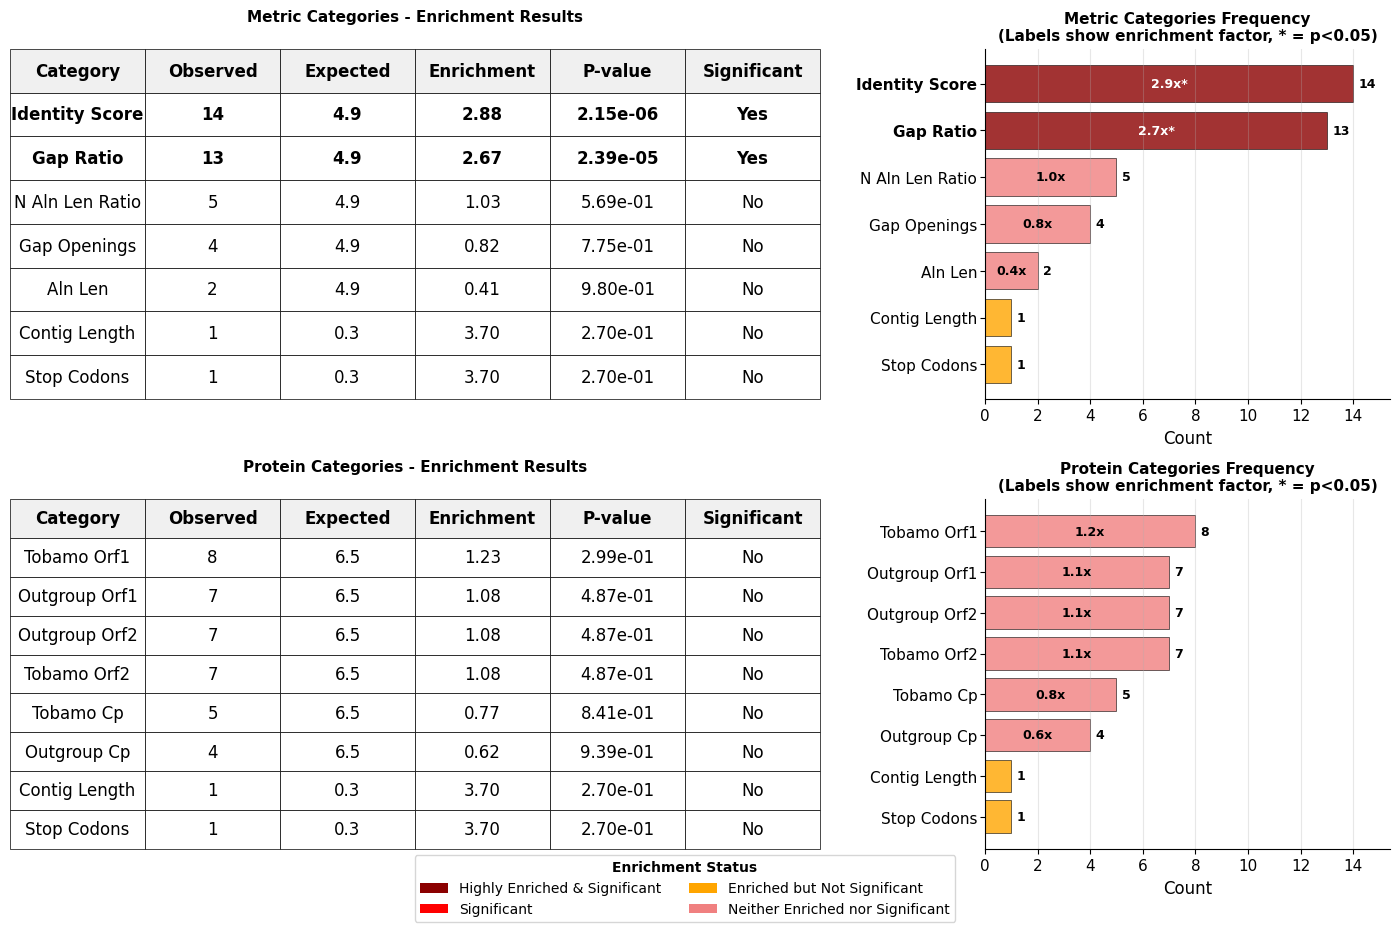
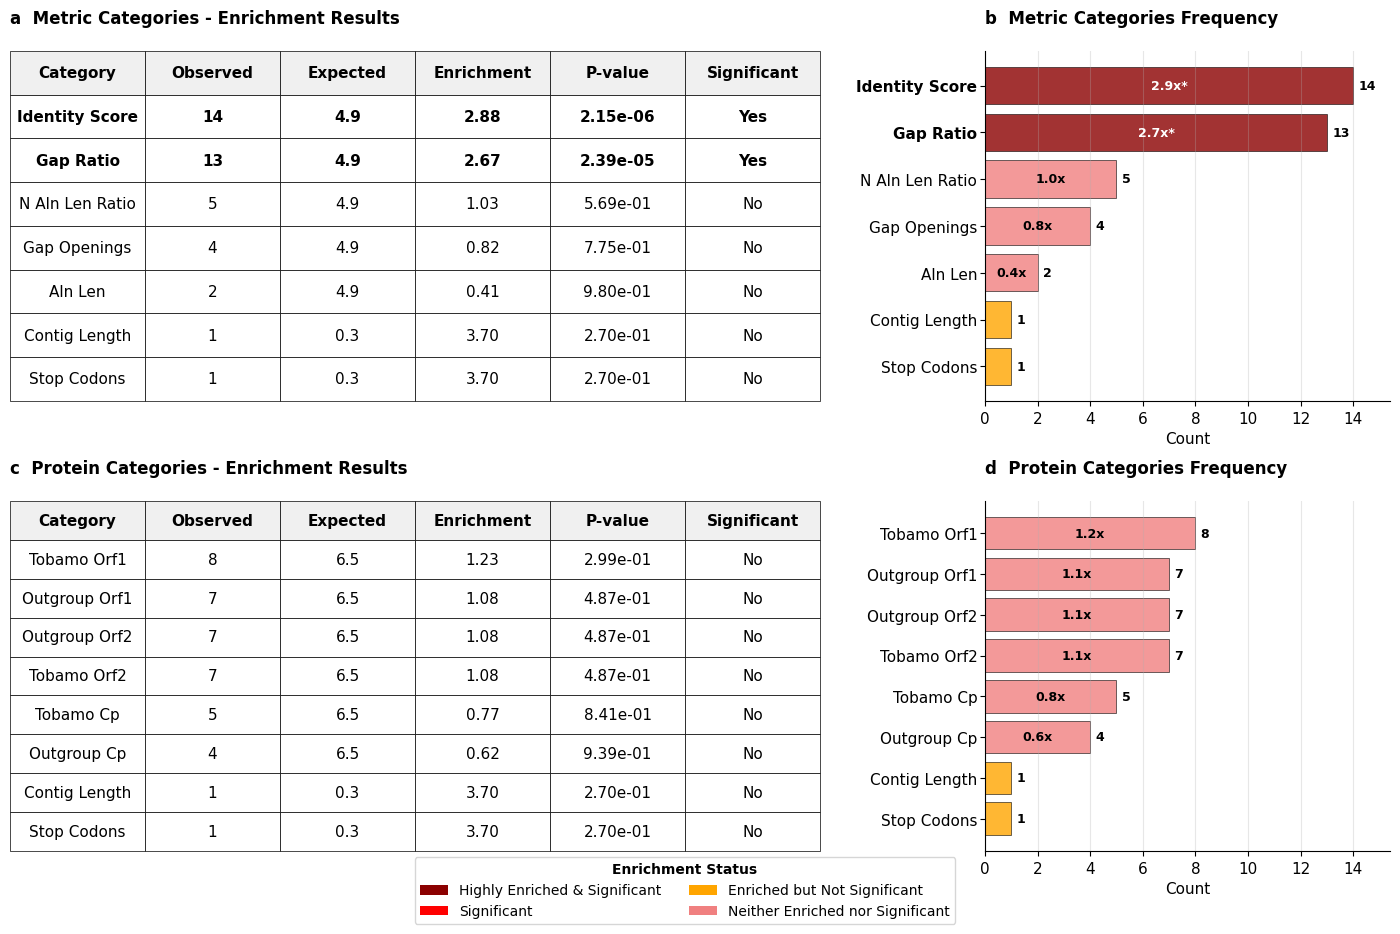
The change to this notebook cell's code, shown as a diff; its figure went from the first image to the second:
--- before
+++ after
@@ -7,5 +7,5 @@
 ax_protein_bars.set_position([0.70, 0.1, 0.27, 0.35])
 
-def build_table(ax, df, title):
+def build_table(ax, df, panel_label, heading):
     table_data = [[
         row['category'].replace('_', ' ').title(),
@@ -41,5 +41,5 @@
 
     ax.axis('off')
-    ax.set_title(title, fontweight='bold', fontsize=FS_SUBTITLE, pad=20)
+    ax.set_title(f'{panel_label}  {heading}', loc='left', fontweight='bold', fontsize=FS_TITLE, pad=20)
 
 def enrichment_color(significant, enrichment):
@@ -52,5 +52,5 @@
     return 'lightcoral'
 
-def build_bar(ax, df, title):
+def build_bar(ax, df, panel_label, heading, note_text=None):
     categories = [c.replace('_', ' ').title() for c in df['category']]
     observed = df['observed'].to_list()
@@ -75,8 +75,11 @@
     ax.set_yticklabels(categories, fontsize=FS_TICK)
     ax.set_xlabel('Count', fontsize=FS_LABEL)
-    ax.set_title(title, fontweight='bold', fontsize=FS_SUBTITLE)
+    ax.set_title(f'{panel_label}  {heading}', loc='left', fontweight='bold', fontsize=FS_TITLE, pad=20)
     ax.tick_params(axis='x', labelsize=FS_TICK)
     ax.tick_params(axis='y', labelsize=FS_TICK, pad=2)
     ax.grid(True, alpha=0.3, axis='x')
+
+    if note_text:
+        ax.text(0.0, -0.14, note_text, transform=ax.transAxes, ha='left', va='top', fontsize=FS_TEXT)
 
     for label, sig in zip(ax.get_yticklabels(), significant):
@@ -84,8 +87,19 @@
             label.set_fontweight('bold')
 
-build_table(ax_metric_table, metric_hyper_df, 'Metric Categories - Enrichment Results')
-build_table(ax_protein_table, protein_hyper_df, 'Protein Categories - Enrichment Results')
-build_bar(ax_metric_bars, metric_hyper_df, 'Metric Categories Frequency\n(Labels show enrichment factor, * = p<0.05)')
-build_bar(ax_protein_bars, protein_hyper_df, 'Protein Categories Frequency\n(Labels show enrichment factor, * = p<0.05)')
+build_table(ax_metric_table, metric_hyper_df, 'a', 'Metric Categories - Enrichment Results')
+build_bar(
+    ax_metric_bars,
+    metric_hyper_df,
+    'b',
+    'Metric Categories Frequency'
+)
+build_table(ax_protein_table, protein_hyper_df, 'c', 'Protein Categories - Enrichment Results')
+build_bar(
+    ax_protein_bars,
+    protein_hyper_df,
+    'd',
+    'Protein Categories Frequency'
+
+)
 
 shared_max = max(metric_hyper_df['observed'].max(), protein_hyper_df['observed'].max())
@@ -110,12 +124,5 @@
 )
 
-# fig.suptitle(
-#     'Feature Category Enrichment Analysis\nFrequency Distribution with Enrichment Status',
-#     fontsize=FS_TITLE,
-#     fontweight='bold',
-#     y=0.97,
-#  )
-
-output_path = figures_dir / 'Figure9_SeparateEnrichmentAnalysis.png'
+output_path = figures_dir / 'supp_fig3_feature_enrichment.png'
 plt.savefig(output_path, dpi=300, bbox_inches='tight')
 plt.show()

Commit: fix paths